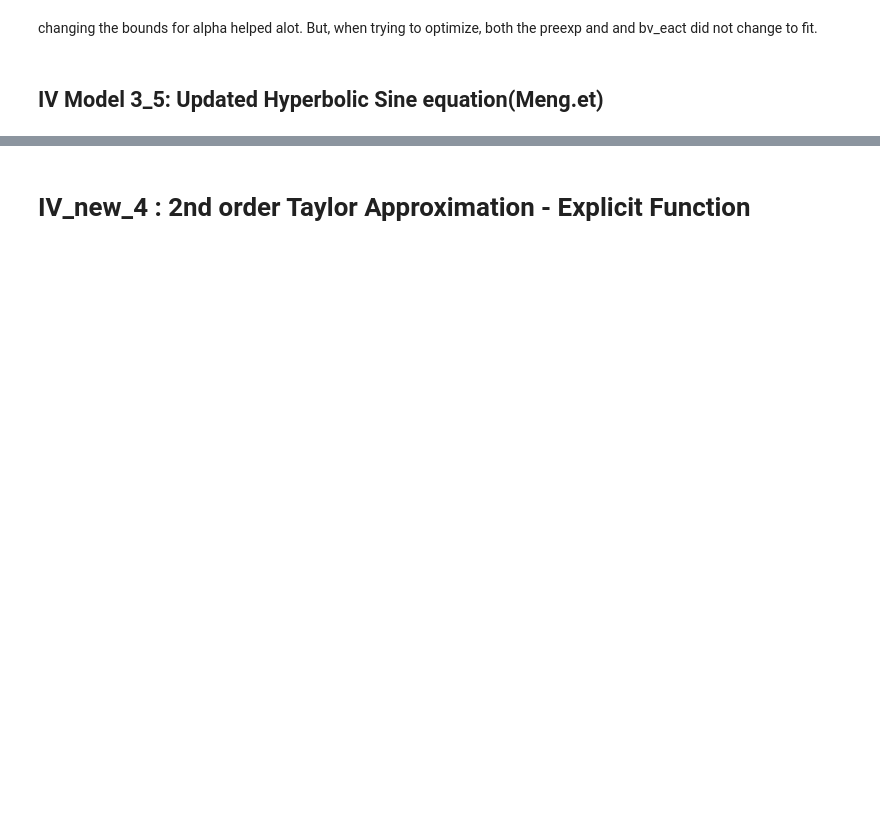
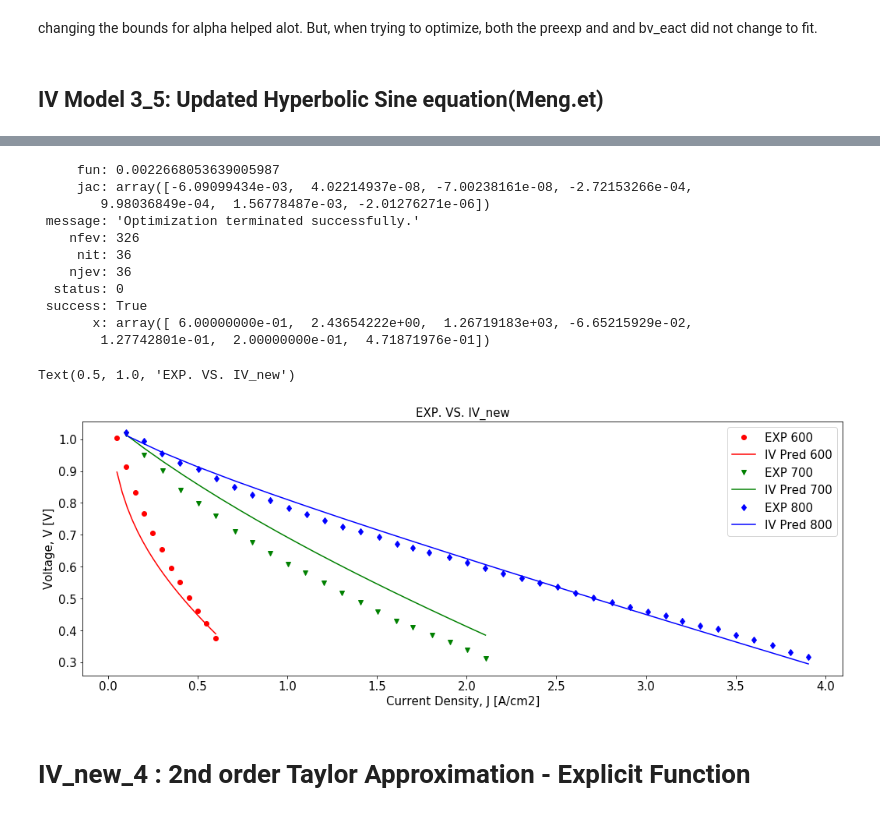
Before and after one commit to NGFC-Lib/NGFC-Lib, a Jupyter notebook: jupyter/Python_IV_Curve/2_IV_Model_Update/Match_Experimental_Data/SOFC_IV_Model_BV.ipynb, the cells around one changed output, grey strips where cells are left out. Saved outputs shown, nothing was run; the diff lists cells and outputs as text; code cells hidden in the pictures; blank space fills up the shorter version.

```diff
--- a/jupyter/Python_IV_Curve/2_IV_Model_Update/Match_Experimental_Data/SOFC_IV_Model_BV.ipynb
+++ b/jupyter/Python_IV_Curve/2_IV_Model_Update/Match_Experimental_Data/SOFC_IV_Model_BV.ipynb
@@ -1590,7 +1632,7 @@ def objective_function_BP(param_guess, param_fixed):
                                                            param_guess[0],param_guess[1], param_guess[2],
                                                              param_guess[3], param_guess[4], 0.1, 4.51e-5,
                                                              True,param_guess[5],param_guess[6])
-    rmse = mean_squared_error(y_exp, y_model, squared=False)
+    rmse = mean_squared_error(y_exp, y_model)
     return rmse
 
 obj_guess = objective_function_BP(param_guess, param_fixed)
@@ -1605,33 +1647,47 @@ plt.figure(figsize=(17.5,6))
 
 for i in range(len(Tlist)):
     oT = Tlist[i]+273.15
     fT = oT
 
     # plot exp data
     filename = './ExperimentalData/BP2020/t8/'+str(Tlist[i])+'.csv'
     data = np.loadtxt(open(filename, "rb"), delimiter=",", skiprows=1)
     plt.plot(data[:,0], data[:,1], colorlist[i]+markerlist[i], label = 'EXP '+str(Tlist[i]))
 
     # initialize Jlist and Vlist
     Jlist=np.linspace(np.amin(data[:,0]), np.amax(data[:,0]), num=20)   #Current density, unit [A/cm2]
     Vlist = np.zeros(20)
 
     # plot pred data
     for j in range(20):
         Vlist[j], Voc, Ohmic, BV, Cath, Anode = IV_new_3_5(oT,fT,Jlist[j],pO2air,pN2air,pH2,pH2O,pCO,pCO2,pCH4,pN2,pSys,
                                                          result.x[0], result.x[1],result.x[2],
                                                          result.x[3], result.x[4],
                                                          0.1, 4.51e-5, True, result.x[5], result.x[6],  th_e)
     plt.plot(Jlist, Vlist, colorlist[i]+'-', label = 'IV Pred '+str(Tlist[i]))
 
 plt.xticks(fontsize=15)
 plt.yticks(fontsize=15)
 plt.legend(loc='upper right', fontsize=15)
 ymin, ymax = plt.ylim()
 plt.ylim(ymin-(ymax-ymin)*0.0, ymax+(ymax-ymin)*0.0)
 plt.xlabel('Current Density, J [A/cm2]', fontsize = 15)
 plt.ylabel('Voltage, V [V]', fontsize = 15)
 plt.title('EXP. VS. IV_new', fontsize = 15)
+# %% [output]
+     fun: 0.0022668053639005987
+     jac: array([-6.09099434e-03,  4.02214937e-08, -7.00238161e-08, -2.72153266e-04,
+        9.98036849e-04,  1.56778487e-03, -2.01276271e-06])
+ message: 'Optimization terminated successfully.'
+    nfev: 326
+     nit: 36
+    njev: 36
+  status: 0
+ success: True
+       x: array([ 6.00000000e-01,  2.43654222e+00,  1.26719183e+03, -6.65215929e-02,
+        1.27742801e-01,  2.00000000e-01,  4.71871976e-01])
+Text(0.5, 1.0, 'EXP. VS. IV_new')
+[figure, added]
 # %% [markdown]
 # IV_new_4 : 2nd order Taylor Approximation - Explicit Function
 # %%
```
Also changed, not shown: parts of 7 cells of this notebook, 1 other file.
